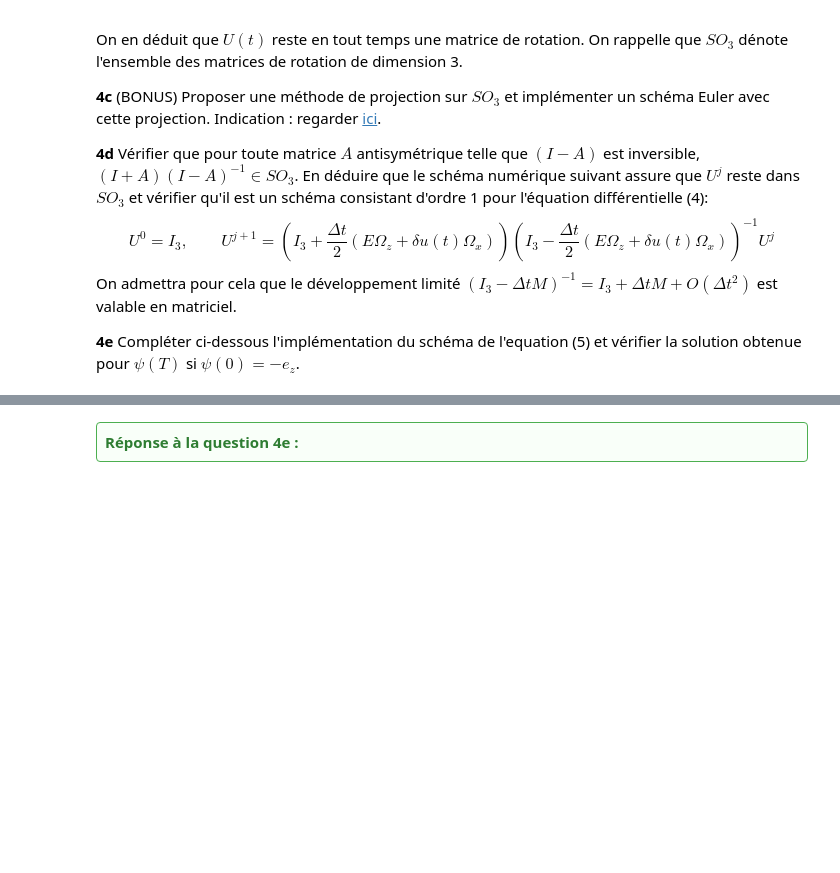
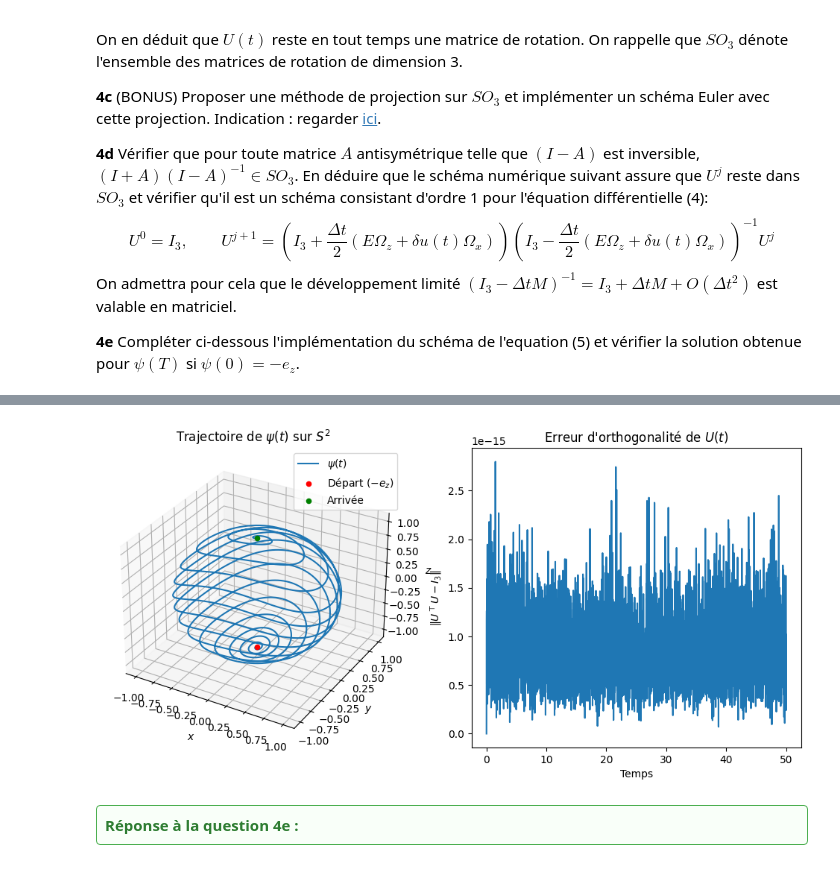
Before and after one commit to HBoiarsky/DM-equadiffs, a Jupyter notebook: Projet-2024.ipynb, the cells around one changed output, grey strips where cells are left out. Saved outputs shown, nothing was run; the diff lists cells and outputs as text; code cells hidden in the pictures; blank space fills up the shorter version.

```diff
--- a/Projet-2024.ipynb
+++ b/Projet-2024.ipynb
@@ -532,3 +556,89 @@ Cela prouve que $\det(U(t)) = 1$ et que $U(t)$ reste une matrice de rotation.
+# %%
+import numpy as np
+import matplotlib.pyplot as plt
+from mpl_toolkits.mplot3d import Axes3D
+
+# Définition des matrices Ωx et Ωz
+Omega_x = np.array([[0, 0, 0], [0, 0, -1], [0, 1, 0]])
+Omega_z = np.array([[0, -1, 0], [1, 0, 0], [0, 0, 0]])
+
+# Projection sur SO(3) via SVD
+def projection_SO3(A):
+    U, _, Vt = np.linalg.svd(A)
+    P = U @ Vt
+    if np.linalg.det(P) < 0:
+        U[:, -1] *= -1
+        P = U @ Vt
+    return P
+
+# Schéma d'Euler avec projection sur SO(3)
+def schéma_euler_projection(t_in, t_f, dt, E, delta, u):
+    temps = np.arange(t_in, t_f + dt, dt)
+    N = len(temps)
+    U = np.empty((N, 3, 3))
+    U[0] = np.eye(3)  # Condition initiale
+
+    for j, t in enumerate(temps[:-1]):
+        M_t = E * Omega_z + delta * u(t) * Omega_x
+        U_next = U[j] + dt * M_t @ U[j]
+        U[j + 1] = projection_SO3(U_next)  # Projection sur SO(3)
+
+    return temps, U
+
+# Simulation de la trajectoire de ψ(t)
+def simulate_spin(U, psi0):
+    N = U.shape[0]
+    psi = np.empty((N, 3))
+    psi[0] = psi0
+    for j in range(1, N):
+        psi[j] = U[j] @ psi0
+    return psi
+
+# Paramètres
+T = 50
+dt = 0.01
+E = 2.0
+delta = 1.0
+
+# Fonction u(t)
+def u(t):
+    return (1 - np.cos(2 * np.pi * t / T)) * np.cos(E * t + np.sin(np.pi * t / T) / (np.pi / T))
+
+# Résolution avec le schéma d'Euler avec projection
+temps, U_sol = schéma_euler_projection(0, T, dt, E, delta, u)
+
+# Condition initiale pour ψ
+psi0 = np.array([0, 0, -1])  # -e_z
+psi_sol = simulate_spin(U_sol, psi0)
+
+# Vérification de la propriété orthogonale
+orthogonal_errors = [np.linalg.norm(U.T @ U - np.eye(3)) for U in U_sol]
+
+# Tracé de la trajectoire de ψ(t) en 3D
+fig = plt.figure(figsize=(15, 5))
+
+# Trajectoire de ψ(t) sur la sphère
+ax2 = fig.add_subplot(132, projection='3d')
+ax2.plot(psi_sol[:, 0], psi_sol[:, 1], psi_sol[:, 2], label=r"$\psi(t)$")
+ax2.scatter(psi_sol[0, 0], psi_sol[0, 1], psi_sol[0, 2], color='red', label="Départ ($-e_z$)")
+ax2.scatter(psi_sol[-1, 0], psi_sol[-1, 1], psi_sol[-1, 2], color='green', label="Arrivée")
+ax2.set_title(r"Trajectoire de $\psi(t)$ sur $S^2$")
+ax2.set_xlabel("$x$")
+ax2.set_ylabel("$y$")
+ax2.set_zlabel("$z$")
+ax2.legend()
+
+# Erreur d'orthogonalité
+ax3 = fig.add_subplot(133)
+ax3.plot(temps, orthogonal_errors)
+ax3.set_title("Erreur d'orthogonalité de $U(t)$")
+ax3.set_xlabel("Temps")
+ax3.set_ylabel(r"$\|U^\top U - I_3\|$")
+
+plt.tight_layout()
+plt.show()
+# %% [output]
+[figure, added]
 # %% [markdown]
 <div style="border: 1px solid #4CAF50; padding: 8px; background-color: #f9fff9; border-radius: 4px; margin-bottom: 10px;">
     <strong style="color: #2E7D32;">Réponse à la question 4e :</strong>
```
Also changed, not shown: parts of 3 cells of this notebook.
